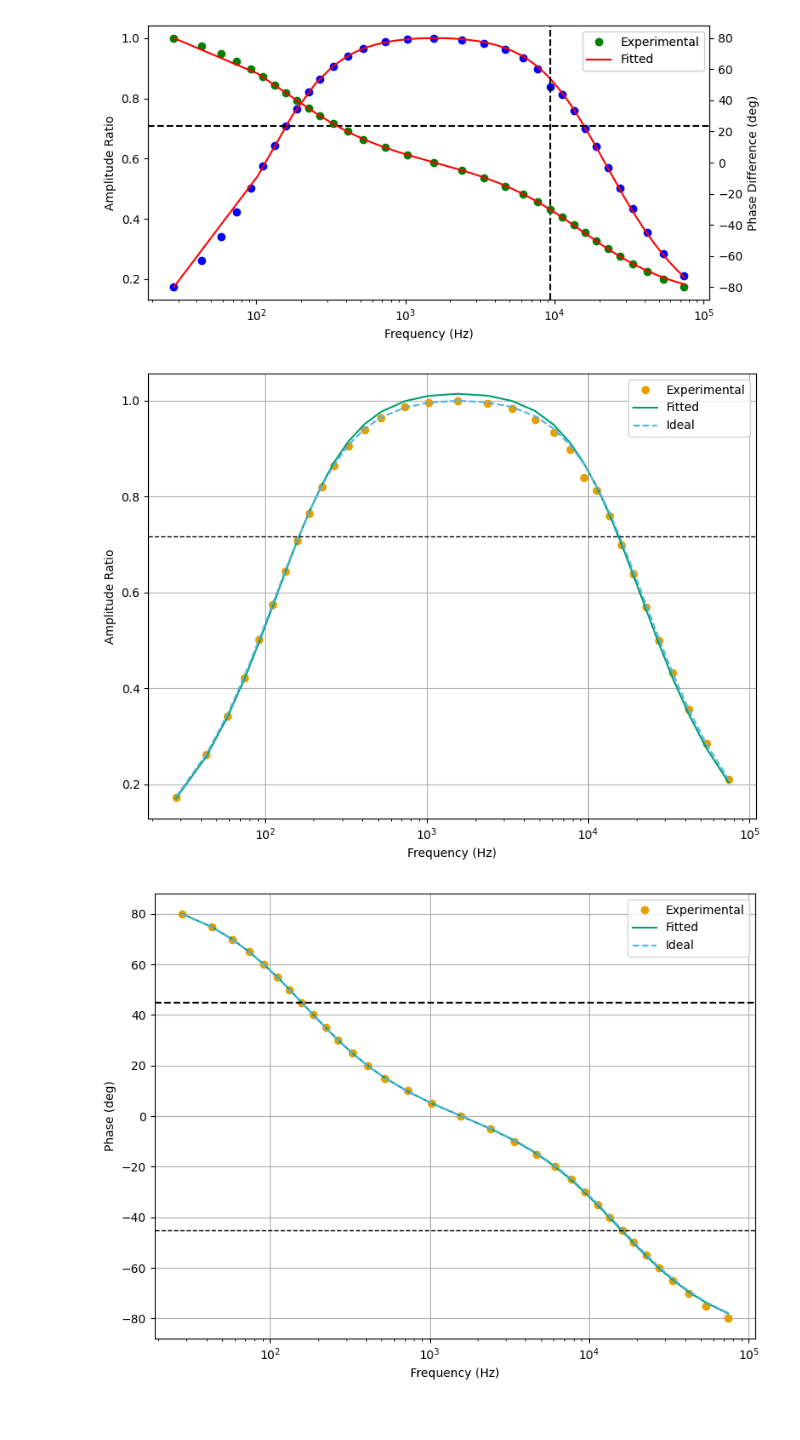
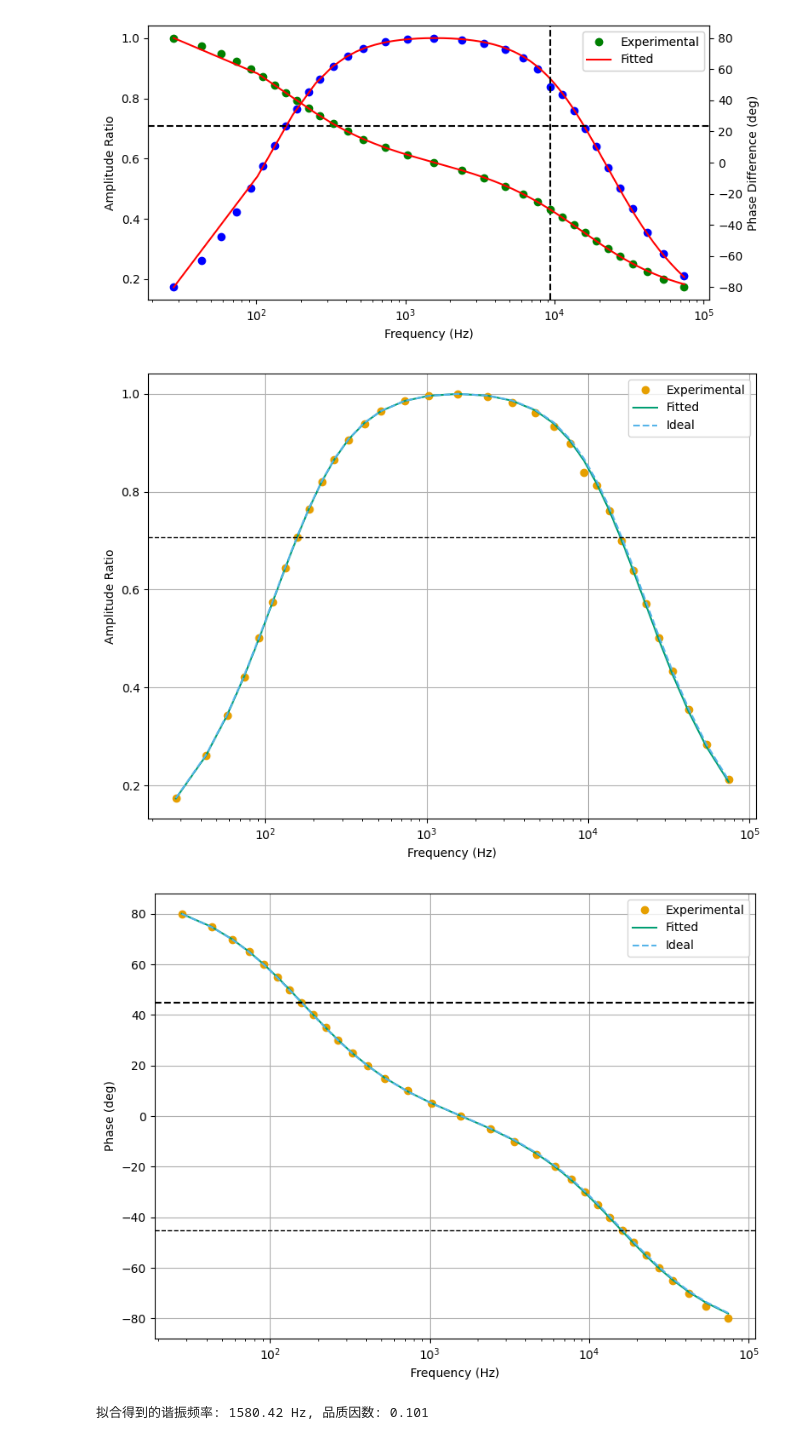
Before and after one commit to LantoZheng/Code, a Jupyter notebook: Experiments/Fundamental_physics/RLC_table/data/data.ipynb, the cells around one changed output. Cells and saved outputs as stored; diff of their text form; code cells hidden in the pictures.

```diff
--- a/Experiments/Fundamental_physics/RLC_table/data/data.ipynb
+++ b/Experiments/Fundamental_physics/RLC_table/data/data.ipynb
@@ -164,7 +164,7 @@ phi_ideal = np.arctan(Q * (w0/w - w/w0)) * 180 / np.pi
 
 # 定义回归函数
 def A_fit(f, f0, Q):
-    return (R + R_L) / R * A_theory(f, f0, Q)
+    return A_theory(f, f0, Q)
 
 def phi_fit(f, f0, Q):
     return phi_theory(f, f0, Q)
@@ -184,8 +184,8 @@ colors = {'exp': '#E69F00', 'theory': '#56B4E9', 'fit': '#009E73', 'bw': '#D55E0
 # 绘制幅频响应曲线
 plt.figure(figsize=(8, 6))
 plt.semilogx(freq, A_exp, 'o', label='Experimental', color=colors['exp'])
-plt.semilogx(freq, A_fit_val, 'g-', label='Fitted', color=colors['fit'])
-plt.semilogx(freq, A_ideal, 'r--', label='Ideal', color=colors['theory'])
+plt.semilogx(freq, A_fit_val, '-', label='Fitted', color=colors['fit'])
+plt.semilogx(freq, A_ideal, '--', label='Ideal', color=colors['theory'])
 plt.xscale('log')
 plt.xlabel('Frequency (Hz)')
 plt.ylabel('Amplitude Ratio')
@@ -193,32 +193,37 @@ plt.legend()
 plt.grid(True)
 
 # 绘制带宽横竖线
 f1, f2 = popt_A[0] / (1 + 1/(2*popt_A[1])), popt_A[0] * (1 + 1/(2*popt_A[1]))
 plt.axvline(f1, color='k', linestyle='--', label='Bandwidth', lw=1)
 plt.axvline(f2, color='k', linestyle='--', lw=1)
 plt.axhline(max(A_fit_val)/np.sqrt(2), color='k', linestyle='--', lw=1)
 plt.tight_layout()
 plt.show()
 
 # 绘制相频响应曲线
 plt.figure(figsize=(8, 6))
 plt.semilogx(freq, phi_exp, 'o', label='Experimental', color=colors['exp'])
 plt.semilogx(freq, phi_fit_val, '-', label='Fitted', color=colors['fit'])
 plt.semilogx(freq, phi_ideal, '--', label='Ideal', color=colors['theory'])
 plt.xscale('log')
 plt.xlabel('Frequency (Hz)')
 plt.ylabel('Phase (deg)')
 plt.legend()
 plt.grid(True)
 
 # 绘制带宽横竖线
 plt.axvline(f1, color='k', linestyle='--', lw=1)
 plt.axvline(f2, color='k', linestyle='--', lw=1)
 plt.axhline(-45, color='k', linestyle='--', lw=1)
 plt.axhline(45, color='k', linestyle='--')
 
 plt.tight_layout()
 plt.show()
+
+
+f0_fit, Q_fit = popt_A
+print(f"拟合得到的谐振频率: {-f0_fit:.2f} Hz, 品质因数: {Q_fit:.3f}")
 # %% [output]
-[figure, old version]
+[figure, new version]
 [figure]
+拟合得到的谐振频率: 1580.42 Hz, 品质因数: 0.101
```
